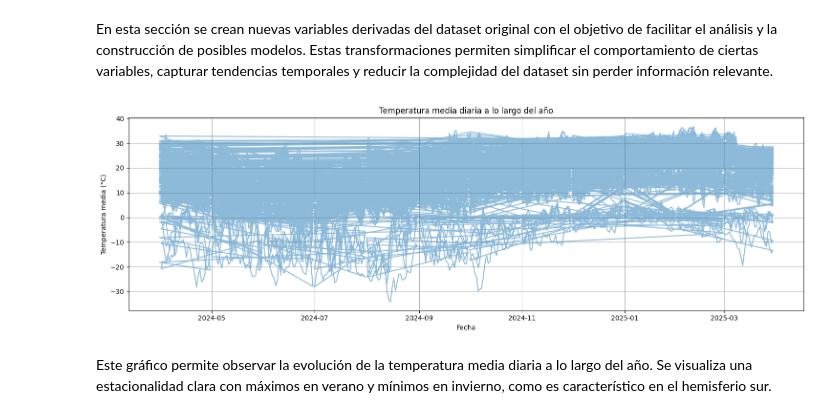
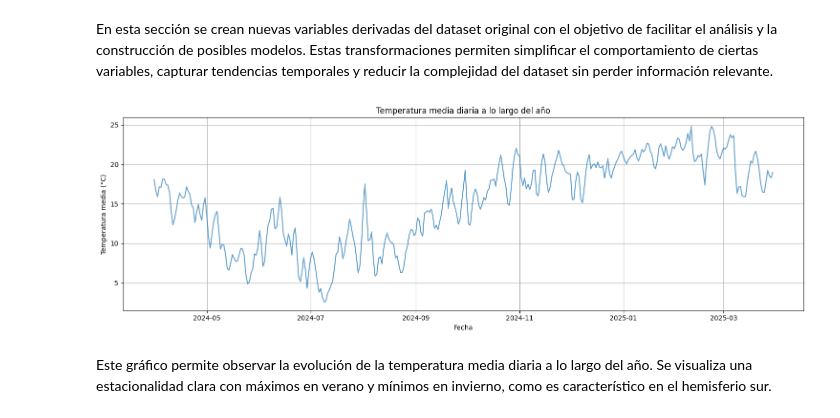
Before and after one commit to jFet1/AdD-TP, a Jupyter notebook: trabajo_practico_integrador_parte1.ipynb, the cells around one changed output. Drawn from its saved outputs; the diff is of its cells as text; code cells hidden in the pictures.

```diff
--- a/trabajo_practico_integrador_parte1.ipynb
+++ b/trabajo_practico_integrador_parte1.ipynb
@@ -511,14 +248,0 @@ La limpieza realizada garantiza que los datos estén en formato coherente y list
-# %%
-# Agregar columna auxiliar del mes
-df_ly['MES'] = df_ly['FECHA'].dt.month
-
-# Imputación en dos pasos: mensual por estación → anual por estación
-for col in ['TMAX', 'TMIN']:
-    # Paso 1: promedio mensual por estación
-    df_ly[col] = df_ly.groupby(['NOMBRE', 'MES'])[col].transform(lambda x: x.fillna(x.mean()))
-    # paso filtrar knn
-    # Paso 2: si aún quedan NaNs, usar promedio anual por estación
-    df_ly[col] = df_ly.groupby('NOMBRE')[col].transform(lambda x: x.fillna(x.mean()))
-
-
-msno.matrix(df_ly);
@@ -715,15 +301,18 @@ En esta sección se crean nuevas variables derivadas del dataset original con el
 # %%
 df_ly['TEMP_MEDIA'] = (df_ly['TMAX'] + df_ly['TMIN']) / 2
 
+# Agrupar por fecha para tener un solo valor por día
+df_grouped = df_ly.groupby('FECHA')['TEMP_MEDIA'].mean().reset_index()
+
 plt.figure(figsize=(15,5))
-plt.plot(df_ly['FECHA'], df_ly['TEMP_MEDIA'], alpha=0.5)
+plt.plot(df_grouped['FECHA'], df_grouped['TEMP_MEDIA'], alpha=0.7)
 plt.title('Temperatura media diaria a lo largo del año')
 plt.xlabel('Fecha')
 plt.ylabel('Temperatura media (°C)')
 plt.grid(True)
 plt.tight_layout()
 plt.show()
 # %% [output]
-[figure, old version]
+[figure, new version]
 # %% [markdown]
 Este gráfico permite observar la evolución de la temperatura media diaria a lo largo del año. Se visualiza una estacionalidad clara con máximos en verano y mínimos en invierno, como es característico en el hemisferio sur.
```
Also changed, not shown: parts of 56 cells of this notebook, 1 other file.
